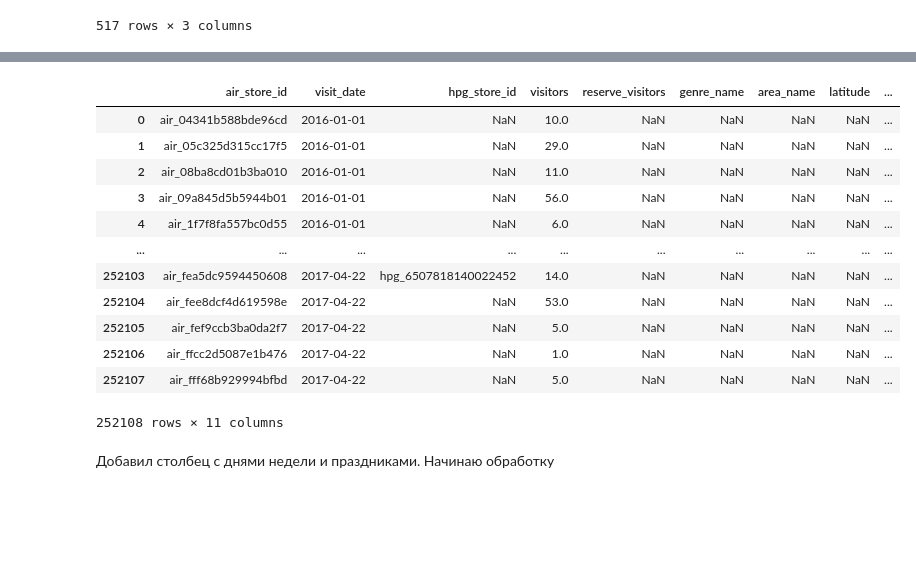
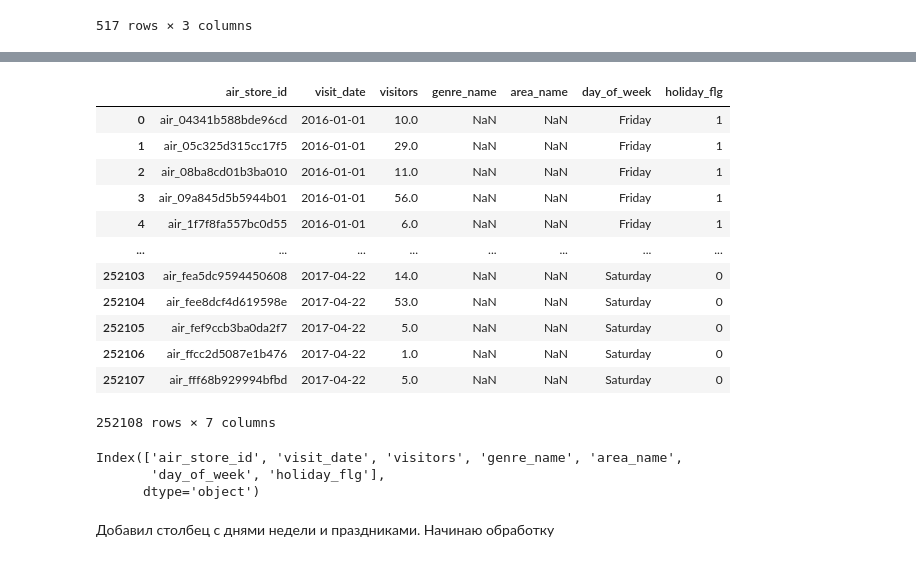
Before and after one commit to FEDOROV-ALEXANDER/ML_kurs2022, a Jupyter notebook: Homework/Homework2024/homework2024.ipynb, the cells around one changed output, grey strips where cells are left out. Drawn from its saved outputs; the diff is of its cells as text; code cells hidden in the pictures; blank space fills up the shorter version.

```diff
--- a/Homework/Homework2024/homework2024.ipynb
+++ b/Homework/Homework2024/homework2024.ipynb
@@ -314,19 +335,28 @@ print(df.shape)
 # %%
+del df['latitude']
+del df['longitude']
+del df['hpg_store_id']
 df
 # %% [output]
-|  | air_store_id | visit_date | hpg_store_id | visitors | reserve_visitors | genre_name | area_name | latitude | ... |
-| 0 | air_04341b588bde96cd | 2016-01-01 | NaN | 10.0 | NaN | NaN | NaN | NaN | ... |
-| 1 | air_05c325d315cc17f5 | 2016-01-01 | NaN | 29.0 | NaN | NaN | NaN | NaN | ... |
-| 2 | air_08ba8cd01b3ba010 | 2016-01-01 | NaN | 11.0 | NaN | NaN | NaN | NaN | ... |
-| 3 | air_09a845d5b5944b01 | 2016-01-01 | NaN | 56.0 | NaN | NaN | NaN | NaN | ... |
-| 4 | air_1f7f8fa557bc0d55 | 2016-01-01 | NaN | 6.0 | NaN | NaN | NaN | NaN | ... |
-| ... | ... | ... | ... | ... | ... | ... | ... | ... | ... |
-| 252103 | air_fea5dc9594450608 | 2017-04-22 | hpg_6507818140022452 | 14.0 | NaN | NaN | NaN | NaN | ... |
-| 252104 | air_fee8dcf4d619598e | 2017-04-22 | NaN | 53.0 | NaN | NaN | NaN | NaN | ... |
-| 252105 | air_fef9ccb3ba0da2f7 | 2017-04-22 | NaN | 5.0 | NaN | NaN | NaN | NaN | ... |
-| 252106 | air_ffcc2d5087e1b476 | 2017-04-22 | NaN | 1.0 | NaN | NaN | NaN | NaN | ... |
-| 252107 | air_fff68b929994bfbd | 2017-04-22 | NaN | 5.0 | NaN | NaN | NaN | NaN | ... |
+|  | air_store_id | visit_date | visitors | genre_name | area_name | day_of_week | holiday_flg |
+| 0 | air_04341b588bde96cd | 2016-01-01 | 10.0 | NaN | NaN | Friday | 1 |
+| 1 | air_05c325d315cc17f5 | 2016-01-01 | 29.0 | NaN | NaN | Friday | 1 |
+| 2 | air_08ba8cd01b3ba010 | 2016-01-01 | 11.0 | NaN | NaN | Friday | 1 |
+| 3 | air_09a845d5b5944b01 | 2016-01-01 | 56.0 | NaN | NaN | Friday | 1 |
+| 4 | air_1f7f8fa557bc0d55 | 2016-01-01 | 6.0 | NaN | NaN | Friday | 1 |
+| ... | ... | ... | ... | ... | ... | ... | ... |
+| 252103 | air_fea5dc9594450608 | 2017-04-22 | 14.0 | NaN | NaN | Saturday | 0 |
+| 252104 | air_fee8dcf4d619598e | 2017-04-22 | 53.0 | NaN | NaN | Saturday | 0 |
+| 252105 | air_fef9ccb3ba0da2f7 | 2017-04-22 | 5.0 | NaN | NaN | Saturday | 0 |
+| 252106 | air_ffcc2d5087e1b476 | 2017-04-22 | 1.0 | NaN | NaN | Saturday | 0 |
+| 252107 | air_fff68b929994bfbd | 2017-04-22 | 5.0 | NaN | NaN | Saturday | 0 |
-252108 rows × 11 columns
+252108 rows × 7 columns
+# %%
+print(df.columns)
+# %% [output]
+Index(['air_store_id', 'visit_date', 'visitors', 'genre_name', 'area_name',
+       'day_of_week', 'holiday_flg'],
+      dtype='object')
 # %% [markdown]
 Добавил столбец с днями недели и праздниками. Начинаю обработку
 # %%
```
Also changed, not shown: parts of 38 cells of this notebook.
